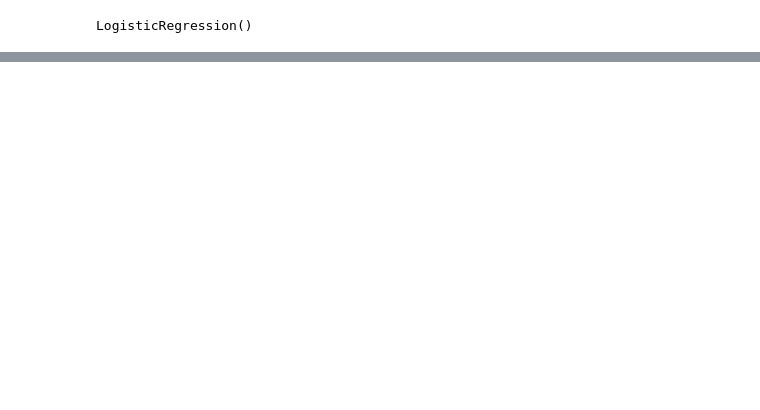
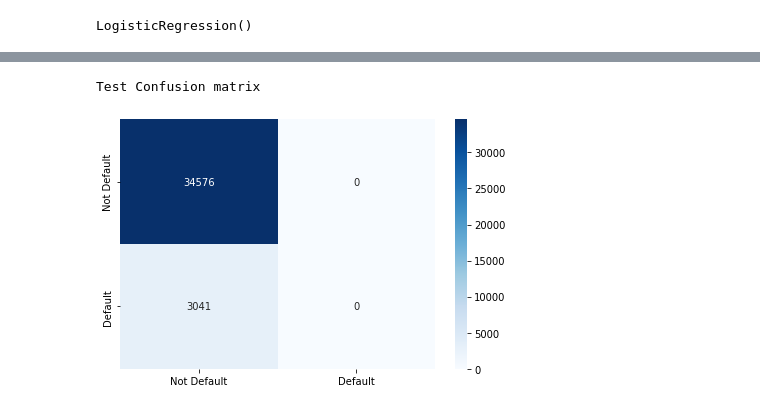
Before and after one commit to Asanka98/Regression, a Jupyter notebook: Logistic Regression/Logistic Regression V1.ipynb, the cells around one changed output, grey strips where cells are left out. Cells and saved outputs as stored; diff of their text form; code cells hidden in the pictures; blank space fills up the shorter version.

```diff
--- a/Logistic Regression/Logistic Regression V1.ipynb
+++ b/Logistic Regression/Logistic Regression V1.ipynb
@@ -429,0 +458,7 @@ Accuracy on training set: 0.9191090269636577
+# %%
+prediction_train = logistic_model.predict(X_1)
+# %%
+plot_confusionmatrix(y_train , prediction_train , dom = 'Test' )
+# %% [output]
+Test Confusion matrix
+[figure, added]
```
Also changed, not shown: parts of 10 cells of this notebook.
